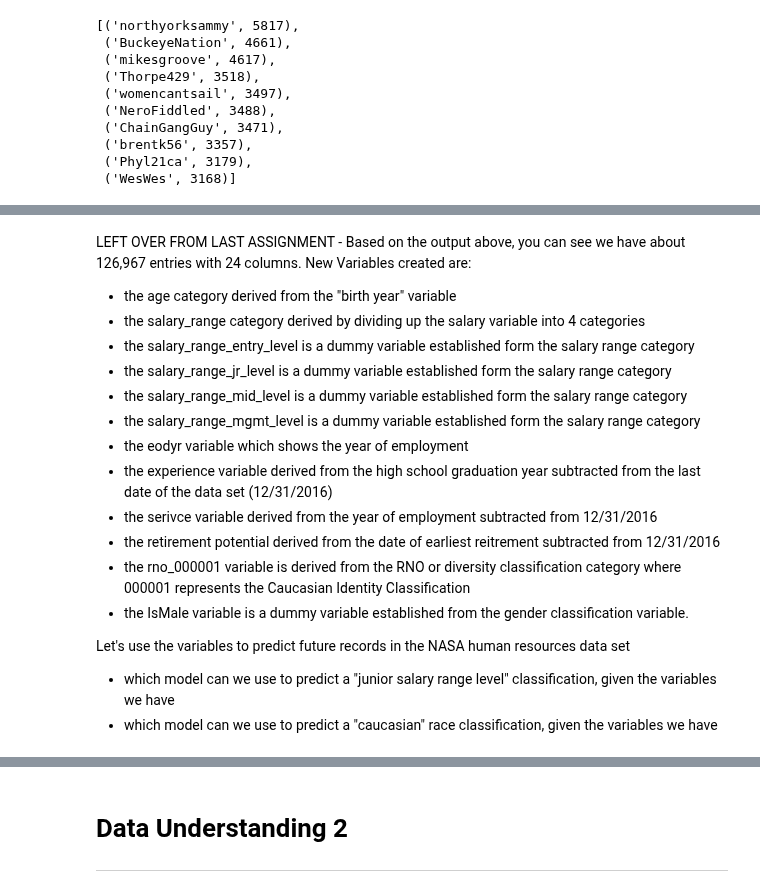
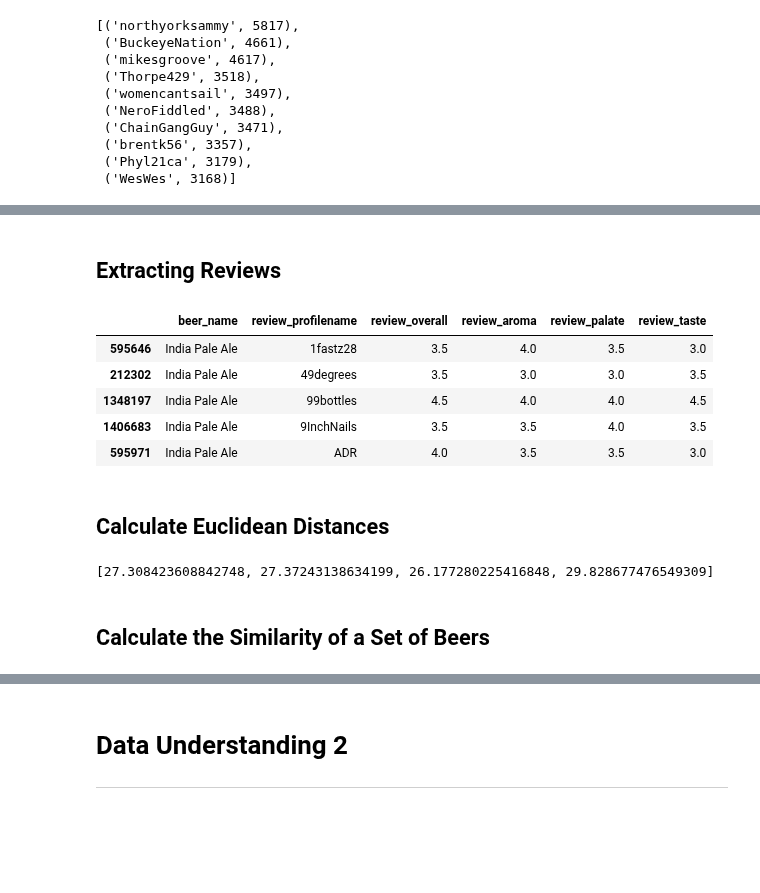
Before and after one commit to wkerneck/DataMiningClass, a Jupyter notebook: 7331_Data_MiningProject_3_CC.ipynb, the cells around one changed output, grey strips where cells are left out. Saved outputs shown, nothing was run; the diff lists cells and outputs as text; code cells hidden in the pictures; blank space fills up the shorter version.

```diff
--- a/7331_Data_MiningProject_3_CC.ipynb
+++ b/7331_Data_MiningProject_3_CC.ipynb
@@ -378,19 +220,49 @@ memory usage: 20.3+ MB
-# %% [markdown]
-LEFT OVER FROM LAST ASSIGNMENT -  Based on the output above, you can see we have about 126,967 entries with 24 columns.
-New Variables created are:
-- the age category derived from the "birth year" variable
-- the salary_range category derived by dividing up the salary variable into 4 categories
-- the salary_range_entry_level is a dummy variable established form the salary range category
-- the salary_range_jr_level is a dummy variable established form the salary range category
-- the salary_range_mid_level is a dummy variable established form the salary range category
-- the salary_range_mgmt_level is a dummy variable established form the salary range category
-- the eodyr variable which shows the year of employment
-- the experience variable derived from the high school graduation year subtracted from the last date of the data set (12/31/2016)
-- the serivce variable derived from the year of employment subtracted from 12/31/2016
-- the retirement potential derived from the date of earliest reitrement subtracted from 12/31/2016
-- the rno_000001 variable is derived from the RNO or diversity classification category where 000001 represents the Caucasian Identity Classification
-- the IsMale variable is a dummy variable established from the gender classification variable.
-
-Let's use the variables to predict future records in the NASA human resources data set
-- which model can we use to predict a "junior salary range level" classification, given the variables we have
-- which model can we use to predict a "caucasian" race classification, given the variables we have
+# %% [markdown]
+## Extracting Reviews
+# %%
+def get_beer_reviews(beer, common_users):
+    mask = (beerDF.review_profilename.isin(common_users)) & (beerDF.beer_name==beer)
+    reviews = beerDF[mask].sort('review_profilename')
+    reviews = reviews[reviews.review_profilename.duplicated()==False]
+    return reviews
+beer_1_reviews = get_beer_reviews(beer_1, common_reviewers)
+beer_2_reviews = get_beer_reviews(beer_2, common_reviewers)
+
+cols = ['beer_name', 'review_profilename', 'review_overall', 'review_aroma', 'review_palate', 'review_taste']
+beer_2_reviews[cols].head()
+# %% [output]
+|  | beer_name | review_profilename | review_overall | review_aroma | review_palate | review_taste |
+| 595646 | India Pale Ale | 1fastz28 | 3.5 | 4.0 | 3.5 | 3.0 |
+| 212302 | India Pale Ale | 49degrees | 3.5 | 3.0 | 3.0 | 3.5 |
+| 1348197 | India Pale Ale | 99bottles | 4.5 | 4.0 | 4.0 | 4.5 |
+| 1406683 | India Pale Ale | 9InchNails | 3.5 | 3.5 | 4.0 | 3.5 |
+| 595971 | India Pale Ale | ADR | 4.0 | 3.5 | 3.5 | 3.0 |
+# %% [markdown]
+## Calculate Euclidean Distances
+# %%
+from sklearn.metrics.pairwise import euclidean_distances
+from sklearn.metrics.pairwise import manhattan_distances
+from scipy.stats.stats import pearsonr
+
+
+ALL_FEATURES = ['review_overall', 'review_aroma', 'review_palate', 'review_taste']
+def calculate_similarity(beer1, beer2):
+    # find common reviewers
+    beer_1_reviewers = beerDF[beerDF.beer_name==beer1].review_profilename.unique()
+    beer_2_reviewers = beerDF[beerDF.beer_name==beer2].review_profilename.unique()
+    common_reviewers = set(beer_1_reviewers).intersection(beer_2_reviewers)
+
+    # get reviews
+    beer_1_reviews = get_beer_reviews(beer1, common_reviewers)
+    beer_2_reviews = get_beer_reviews(beer2, common_reviewers)
+    dists = []
+    for f in ALL_FEATURES:
+        dists.append(euclidean_distances(beer_1_reviews[f], beer_2_reviews[f])[0][0])
+
+    return dists
+
+calculate_similarity(beer_1, beer_2)
+# %% [output]
+[27.308423608842748, 27.37243138634199, 26.177280225416848, 29.828677476549309]
+# %% [markdown]
+## Calculate the Similarity of a Set of Beers
```
Also changed, not shown: parts of 30 cells of this notebook.
